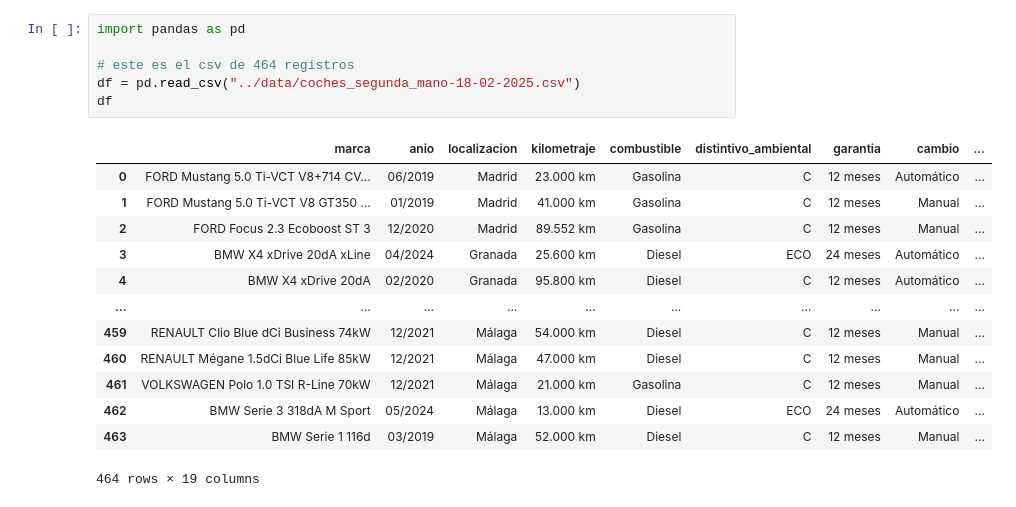
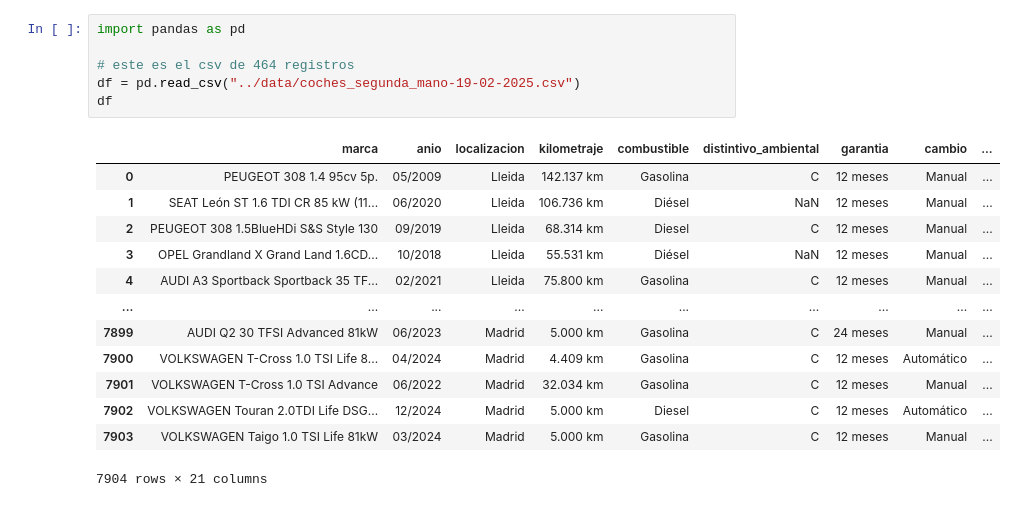
Before and after one commit to Bross-IT/PFB_coches, a Jupyter notebook: temp/ejecutar_script_limpieza.ipynb, the cells around one changed output. Cells and saved outputs as stored; diff of their text form.

```diff
--- a/temp/ejecutar_script_limpieza.ipynb
+++ b/temp/ejecutar_script_limpieza.ipynb
@@ -1,23 +1,23 @@
 # %%
 import pandas as pd
 
 # este es el csv de 464 registros
-df = pd.read_csv("../data/coches_segunda_mano-18-02-2025.csv")
+df = pd.read_csv("../data/coches_segunda_mano-19-02-2025.csv")
 df
 # %% [output]
 |  | marca | anio | localizacion | kilometraje | combustible | distintivo_ambiental | garantia | cambio | ... |
-| 0 | FORD Mustang 5.0 Ti-VCT V8+714 CV... | 06/2019 | Madrid | 23.000 km | Gasolina | C | 12 meses | Automático | ... |
-| 1 | FORD Mustang 5.0 Ti-VCT V8 GT350 ... | 01/2019 | Madrid | 41.000 km | Gasolina | C | 12 meses | Manual | ... |
-| 2 | FORD Focus 2.3 Ecoboost ST 3 | 12/2020 | Madrid | 89.552 km | Gasolina | C | 12 meses | Manual | ... |
-| 3 | BMW X4 xDrive 20dA xLine | 04/2024 | Granada | 25.600 km | Diesel | ECO | 24 meses | Automático | ... |
-| 4 | BMW X4 xDrive 20dA | 02/2020 | Granada | 95.800 km | Diesel | C | 12 meses | Automático | ... |
+| 0 | PEUGEOT 308 1.4 95cv 5p. | 05/2009 | Lleida | 142.137 km | Gasolina | C | 12 meses | Manual | ... |
+| 1 | SEAT León ST 1.6 TDI CR 85 kW (11... | 06/2020 | Lleida | 106.736 km | Diésel | NaN | 12 meses | Manual | ... |
+| 2 | PEUGEOT 308 1.5BlueHDi S&S Style 130 | 09/2019 | Lleida | 68.314 km | Diesel | C | 12 meses | Manual | ... |
+| 3 | OPEL Grandland X Grand Land 1.6CD... | 10/2018 | Lleida | 55.531 km | Diésel | NaN | 12 meses | Manual | ... |
+| 4 | AUDI A3 Sportback Sportback 35 TF... | 02/2021 | Lleida | 75.800 km | Gasolina | C | 12 meses | Manual | ... |
 | ... | ... | ... | ... | ... | ... | ... | ... | ... | ... |
-| 459 | RENAULT Clio Blue dCi Business 74kW | 12/2021 | Málaga | 54.000 km | Diesel | C | 12 meses | Manual | ... |
-| 460 | RENAULT Mégane 1.5dCi Blue Life 85kW | 12/2021 | Málaga | 47.000 km | Diesel | C | 12 meses | Manual | ... |
-| 461 | VOLKSWAGEN Polo 1.0 TSI R-Line 70kW | 12/2021 | Málaga | 21.000 km | Gasolina | C | 12 meses | Manual | ... |
-| 462 | BMW Serie 3 318dA M Sport | 05/2024 | Málaga | 13.000 km | Diesel | ECO | 24 meses | Automático | ... |
-| 463 | BMW Serie 1 116d | 03/2019 | Málaga | 52.000 km | Diesel | C | 12 meses | Manual | ... |
+| 7899 | AUDI Q2 30 TFSI Advanced 81kW | 06/2023 | Madrid | 5.000 km | Gasolina | C | 24 meses | Manual | ... |
+| 7900 | VOLKSWAGEN T-Cross 1.0 TSI Life 8... | 04/2024 | Madrid | 4.409 km | Gasolina | C | 12 meses | Automático | ... |
+| 7901 | VOLKSWAGEN T-Cross 1.0 TSI Advance | 06/2022 | Madrid | 32.034 km | Gasolina | C | 12 meses | Manual | ... |
+| 7902 | VOLKSWAGEN Touran 2.0TDI Life DSG... | 12/2024 | Madrid | 5.000 km | Diesel | C | 12 meses | Automático | ... |
+| 7903 | VOLKSWAGEN Taigo 1.0 TSI Life 81kW | 03/2024 | Madrid | 5.000 km | Gasolina | C | 12 meses | Manual | ... |
-464 rows × 19 columns
+7904 rows × 21 columns
 # %%
 df[df["localizacion"].isna()]
 # %% [output]
```
Also changed, not shown: parts of 9 cells of this notebook.
